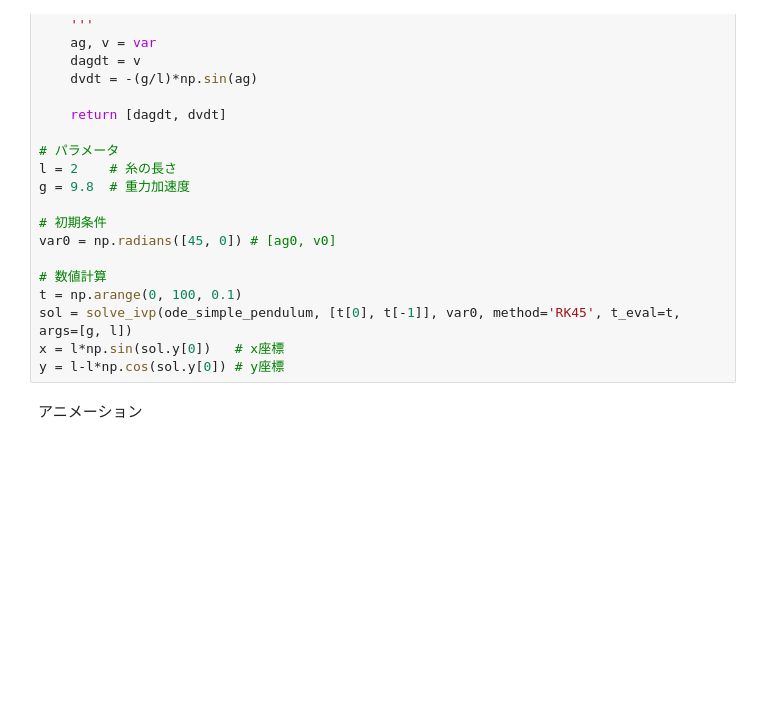
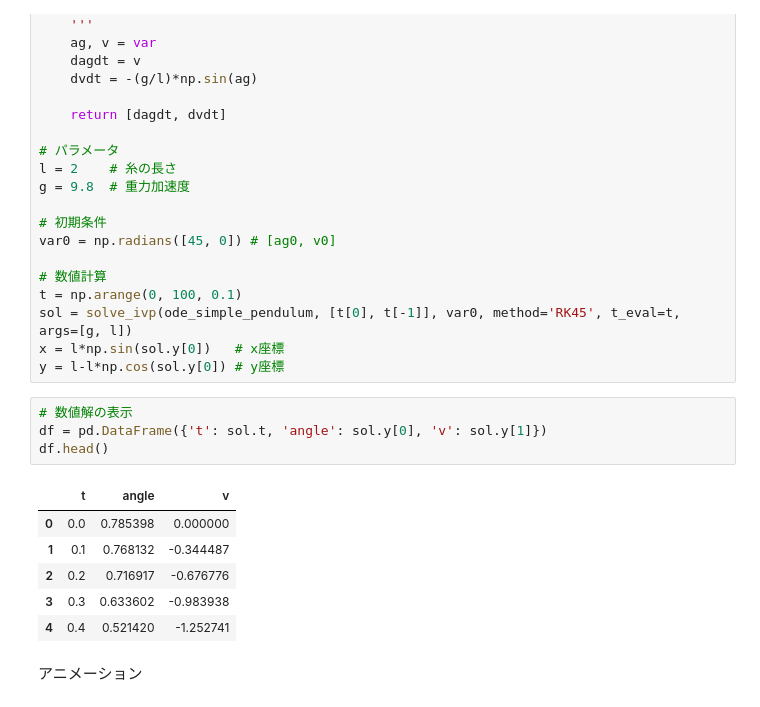
Before and after one commit to tnarizuka/modeling_simulation, a Jupyter notebook: _sources/chap_5/5_diff_eq.ipynb, the cells around one changed output. Cells and saved outputs as stored; diff of their text form; blank space fills up the shorter version.

```diff
--- a/_sources/chap_5/5_diff_eq.ipynb
+++ b/_sources/chap_5/5_diff_eq.ipynb
@@ -671,6 +673,17 @@ t = np.arange(0, 100, 0.1)
 sol = solve_ivp(ode_simple_pendulum, [t[0], t[-1]], var0, method='RK45', t_eval=t, args=[g, l])
 x = l*np.sin(sol.y[0])   # x座標
 y = l-l*np.cos(sol.y[0]) # y座標
+# %%
+# 数値解の表示
+df = pd.DataFrame({'t': sol.t, 'angle': sol.y[0], 'v': sol.y[1]})
+df.head()
+# %% [output]
+|  | t | angle | v |
+| 0 | 0.0 | 0.785398 | 0.000000 |
+| 1 | 0.1 | 0.768132 | -0.344487 |
+| 2 | 0.2 | 0.716917 | -0.676776 |
+| 3 | 0.3 | 0.633602 | -0.983938 |
+| 4 | 0.4 | 0.521420 | -1.252741 |
 # %% [markdown]
 アニメーション
 # %%
```
Also changed, not shown: parts of 17 cells of this notebook, 4 other files.
